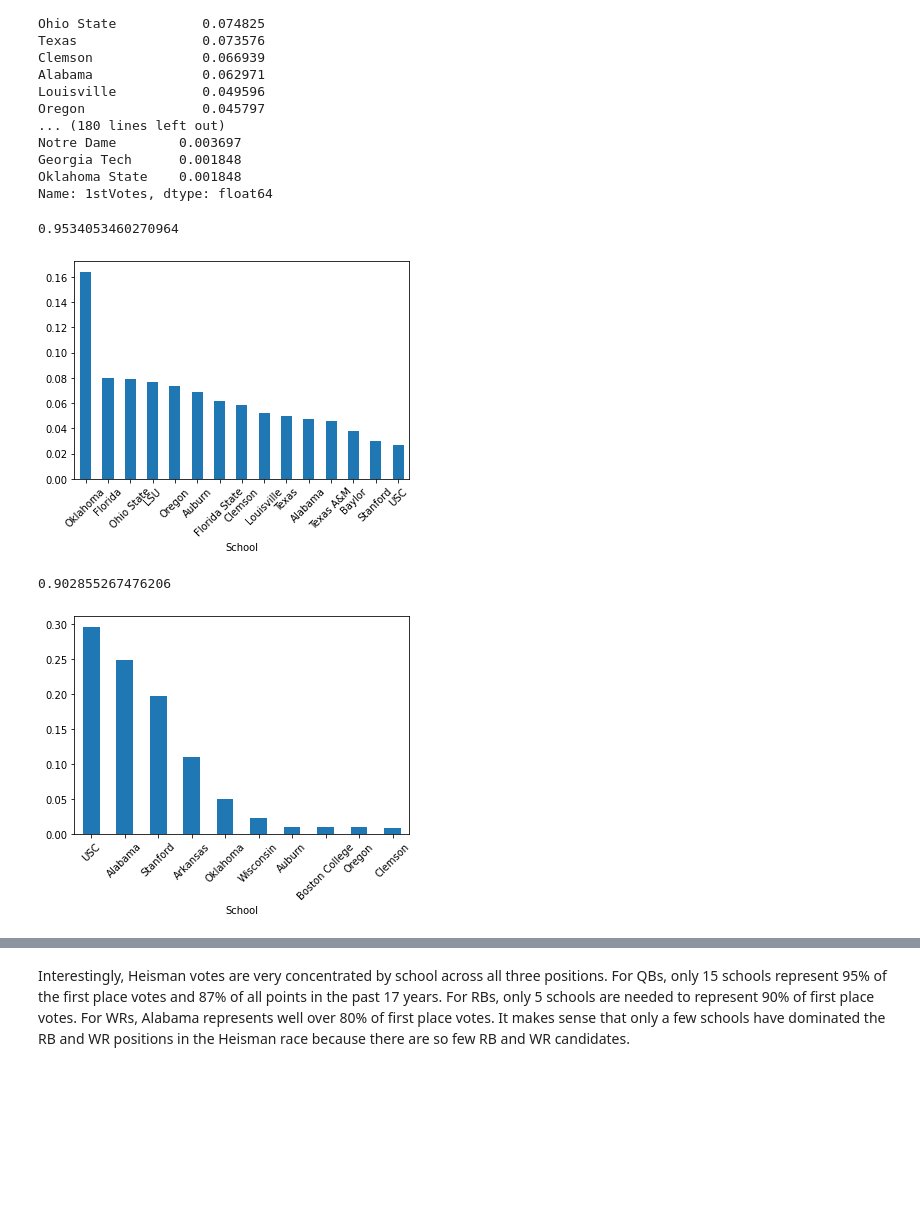
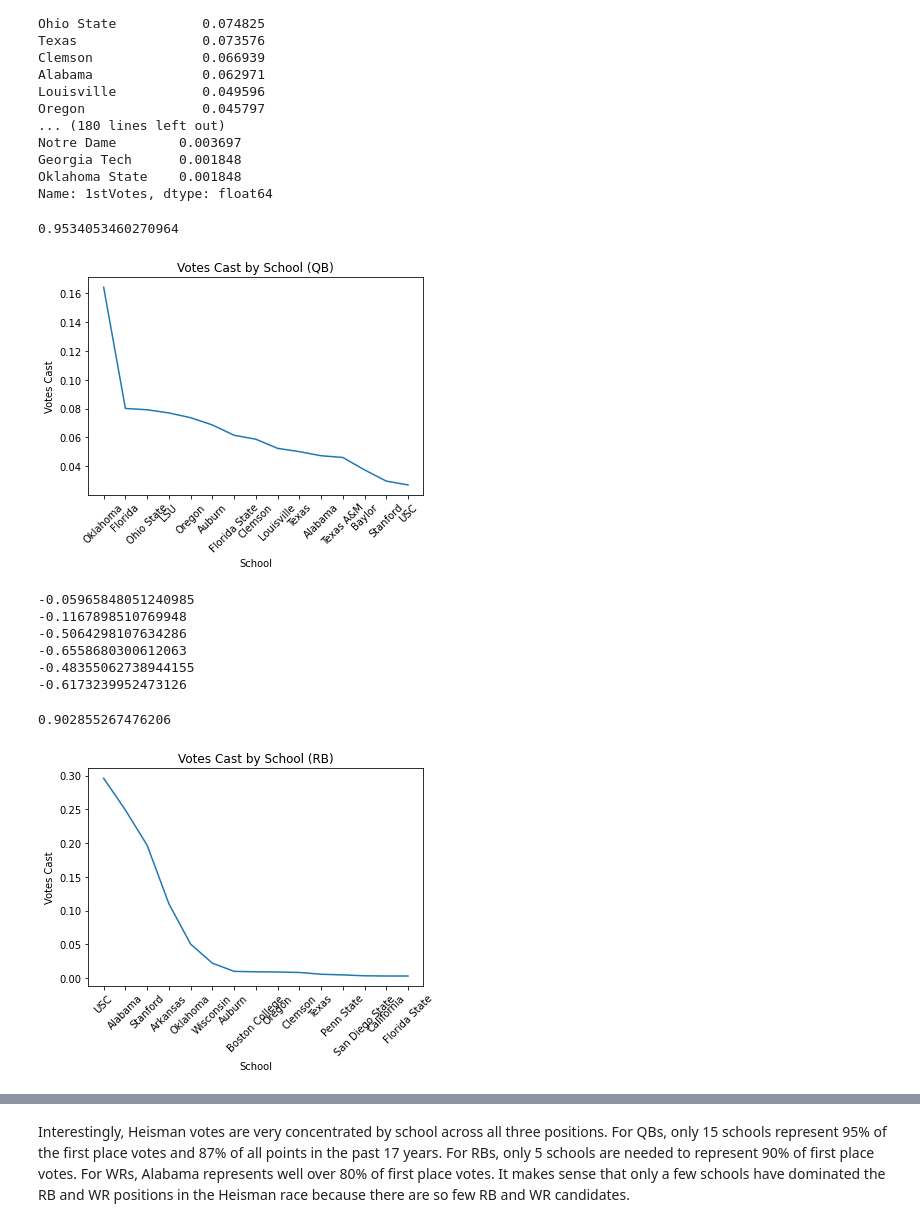
Before and after one commit to SeanSteinle/HeismanModeling, a Jupyter notebook: notebooks/ExploringHeismanCandidates.ipynb, the cells around one changed output, grey strips where cells are left out. Saved outputs shown, nothing was run; the diff lists cells and outputs as text; code cells hidden in the pictures; blank space fills up the shorter version.

```diff
--- a/notebooks/ExploringHeismanCandidates.ipynb
+++ b/notebooks/ExploringHeismanCandidates.ipynb
@@ -481,15 +481,40 @@ Georgia Tech      0.001848
 Oklahoma State    0.001848
 Name: 1stVotes, dtype: float64
 # %%
-qb_fvotes_by_school.sort_values(ascending=False)[:15].plot.bar(rot=45)
+#qb_fvotes_by_school.sort_values(ascending=False)[:15].plot.bar(rot=45)
+plt.plot(qb_fvotes_by_school.sort_values(ascending=False)[:15])
+plt.xlabel("School")
+plt.xticks(rotation=45)
+plt.ylabel("Votes Cast")
+plt.title("Votes Cast by School (QB)")
+plt.savefig("../plots/qb_votes_by_school.jpg")
 qb_fvotes_by_school.sort_values(ascending=False)[:15].sum()
 # %% [output]
 0.9534053460270964
-[figure, old version]
+[figure, new version]
+# %%
+print(df_qb['1stVoteShare'].corr(pd.Series(pd.factorize(df_qb['School'])[0])))
+print(df_qb['TotalPointShare'].corr(pd.Series(pd.factorize(df_qb['School'])[0])))
+print(df_rb['1stVoteShare'].corr(pd.Series(pd.factorize(df_qb['School'])[0])))
+print(df_rb['TotalPointShare'].corr(pd.Series(pd.factorize(df_qb['School'])[0])))
+print(df_wr['1stVoteShare'].corr(pd.Series(pd.factorize(df_qb['School'])[0])))
+print(df_wr['TotalPointShare'].corr(pd.Series(pd.factorize(df_qb['School'])[0])))
+# %% [output]
+-0.05965848051240985
+-0.1167898510769948
+-0.5064298107634286
+-0.6558680300612063
+-0.48355062738944155
+-0.6173239952473126
 # %%
-rb_fvotes_by_school.sort_values(ascending=False)[:10].plot.bar(rot=45)
+plt.plot(rb_fvotes_by_school.sort_values(ascending=False)[:15])
+plt.xlabel("School")
+plt.xticks(rotation=45)
+plt.ylabel("Votes Cast")
+plt.title("Votes Cast by School (RB)")
+plt.savefig("../plots/rb_votes_by_school.jpg")
 rb_fvotes_by_school.sort_values(ascending=False)[:5].sum()
 # %% [output]
 0.902855267476206
-[figure, old version]
+[figure, new version]
 # %%
```
Also changed, not shown: parts of 10 cells of this notebook, 4 other files.
